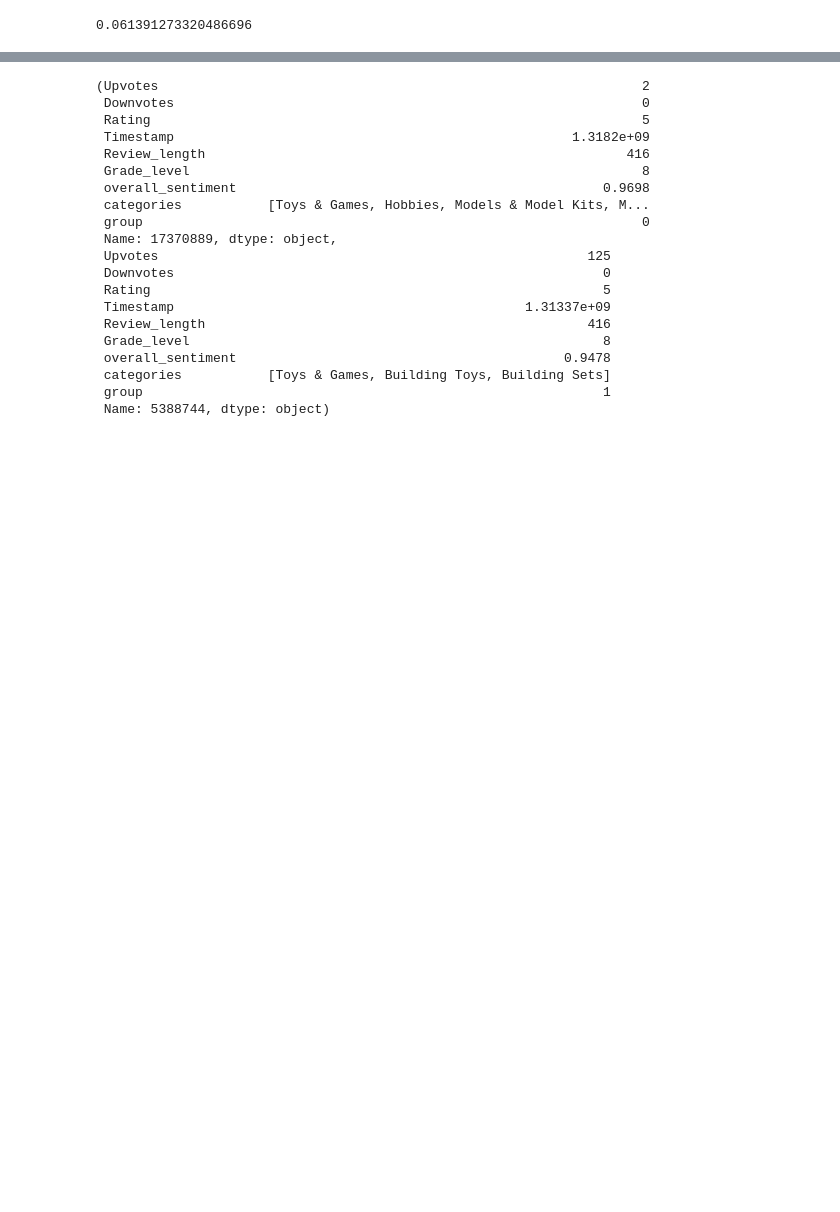
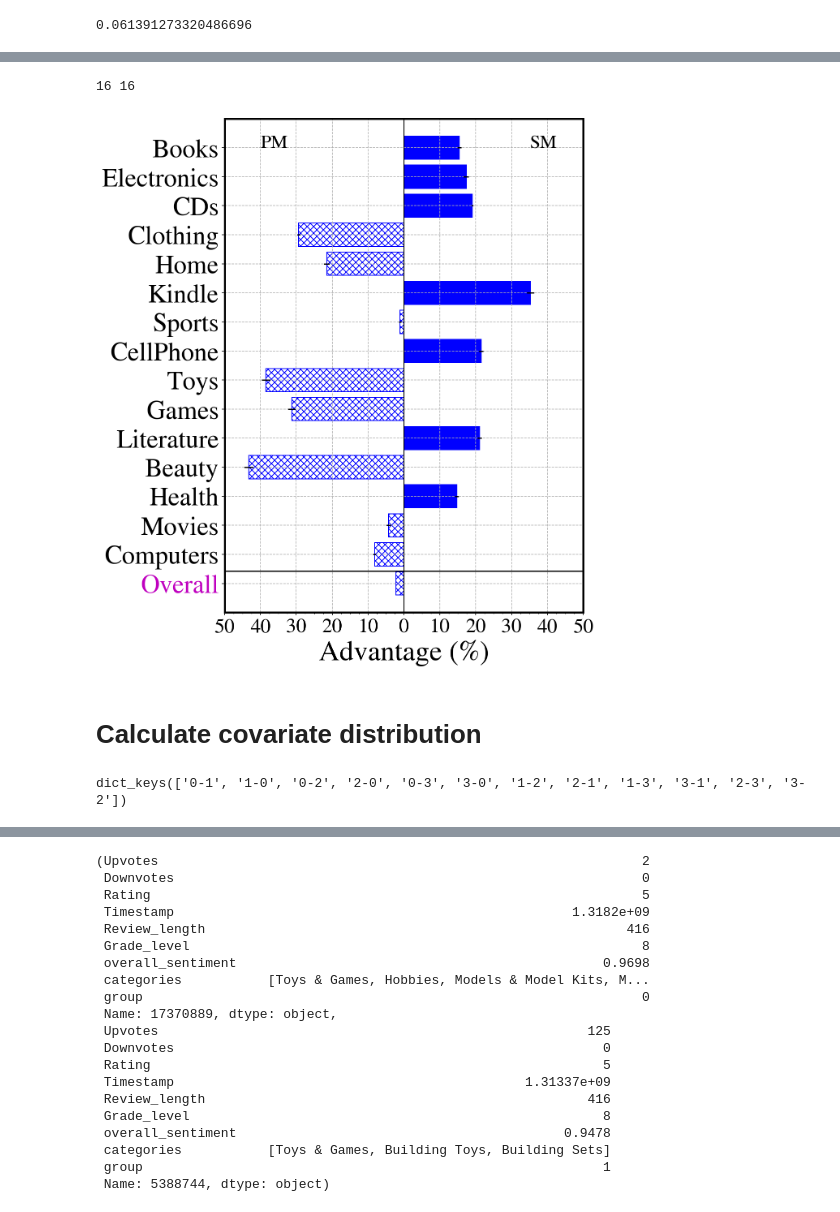
Before and after one commit to Sandipan99/amazonReview, a Jupyter notebook: NaturalExptCategory(not_pairwise).ipynb, the cells around one changed output, grey strips where cells are left out. Saved outputs shown, nothing was run; the diff lists cells and outputs as text; code cells hidden in the pictures; blank space fills up the shorter version.

```diff
--- a/NaturalExptCategory(not_pairwise).ipynb
+++ b/NaturalExptCategory(not_pairwise).ipynb
@@ -354,0 +708,2 @@ calculateMetric(pairs,True)
+# %%
+val,std_err = getResults(all_res[11],'0-2')
@@ -354,0 +729,2 @@ calculateMetric(pairs,True)
+# %%
+val[1] = 17.342837
@@ -354,0 +733,11 @@ calculateMetric(pairs,True)
+# %%
+x = np.mean(val)
+# %%
+val.append(x)
+# %%
+plotResults(val,'PM','SM',std_err=std_err,dir_='plotsBootstrap')
+# %% [output]
+16 16
+[figure, added]
+# %% [markdown]
+# Calculate covariate distribution
@@ -354,0 +754,4 @@ calculateMetric(pairs,True)
+# %%
+pairs.keys()
+# %% [output]
+dict_keys(['0-1', '1-0', '0-2', '2-0', '0-3', '3-0', '1-2', '2-1', '1-3', '3-1', '2-3', '3-2'])
```
Also changed, not shown: parts of 49 cells of this notebook, 1 other file.
